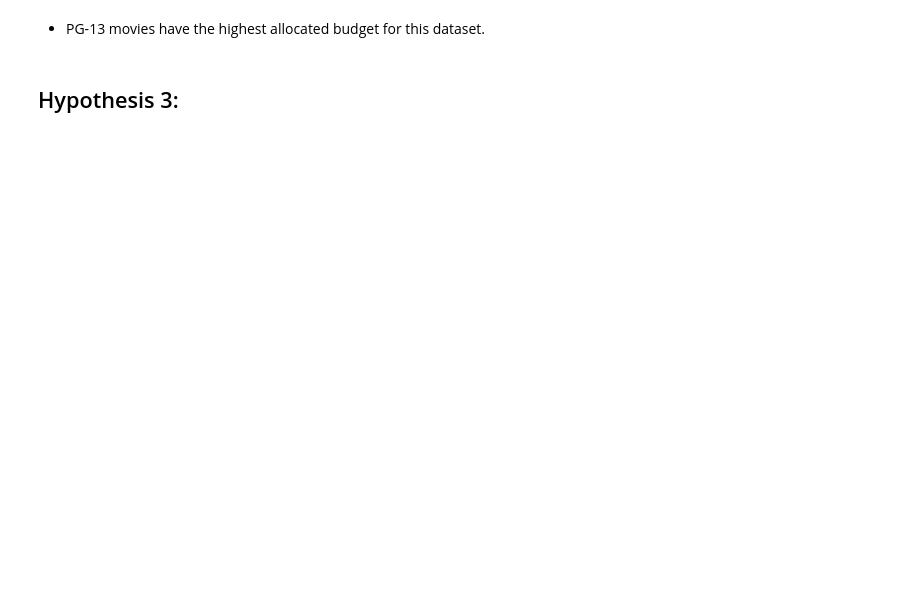
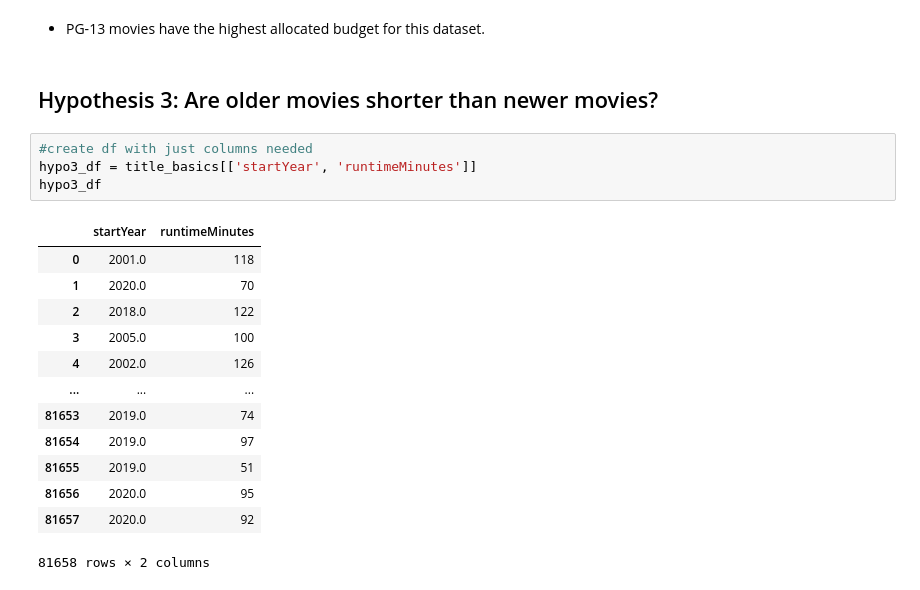
Before and after one commit to sharclark/IMDB-SQL-Database, a Jupyter notebook: IMDB SQL Database - with Hypothesis Testing.ipynb, the cells around one changed output. Drawn from its saved outputs; the diff is of its cells as text; blank space fills up the shorter version.

```diff
--- a/IMDB SQL Database - with Hypothesis Testing.ipynb
+++ b/IMDB SQL Database - with Hypothesis Testing.ipynb
@@ -702,4 +702,22 @@ plt.show();
 # %% [markdown]
 - PG-13 movies have the highest allocated budget for this dataset.
 # %% [markdown]
-## Hypothesis 3:
+## Hypothesis 3: Are older movies shorter than newer movies?
+# %%
+#create df with just columns needed
+hypo3_df = title_basics[['startYear', 'runtimeMinutes']]
+hypo3_df
+# %% [output]
+|  | startYear | runtimeMinutes |
+| 0 | 2001.0 | 118 |
+| 1 | 2020.0 | 70 |
+| 2 | 2018.0 | 122 |
+| 3 | 2005.0 | 100 |
+| 4 | 2002.0 | 126 |
+| ... | ... | ... |
+| 81653 | 2019.0 | 74 |
+| 81654 | 2019.0 | 97 |
+| 81655 | 2019.0 | 51 |
+| 81656 | 2020.0 | 95 |
+| 81657 | 2020.0 | 92 |
+81658 rows × 2 columns
```
Also changed, not shown: parts of 27 cells of this notebook.
